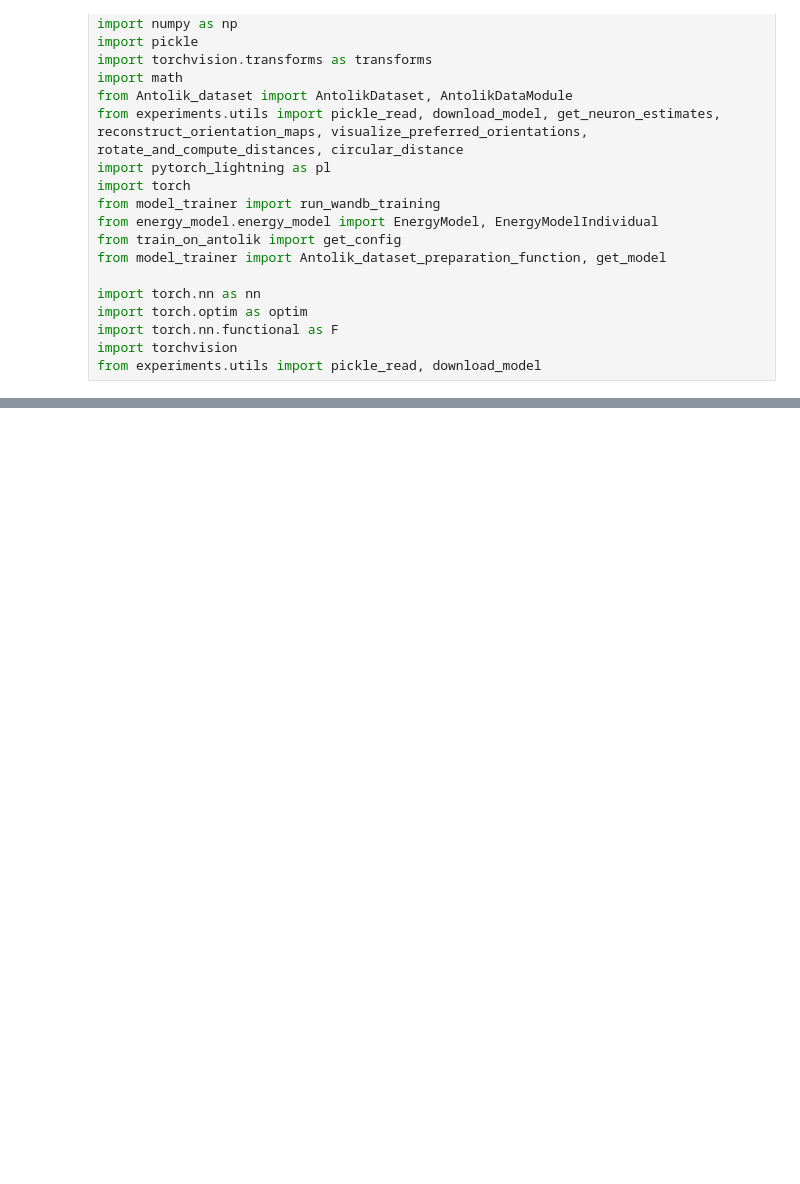
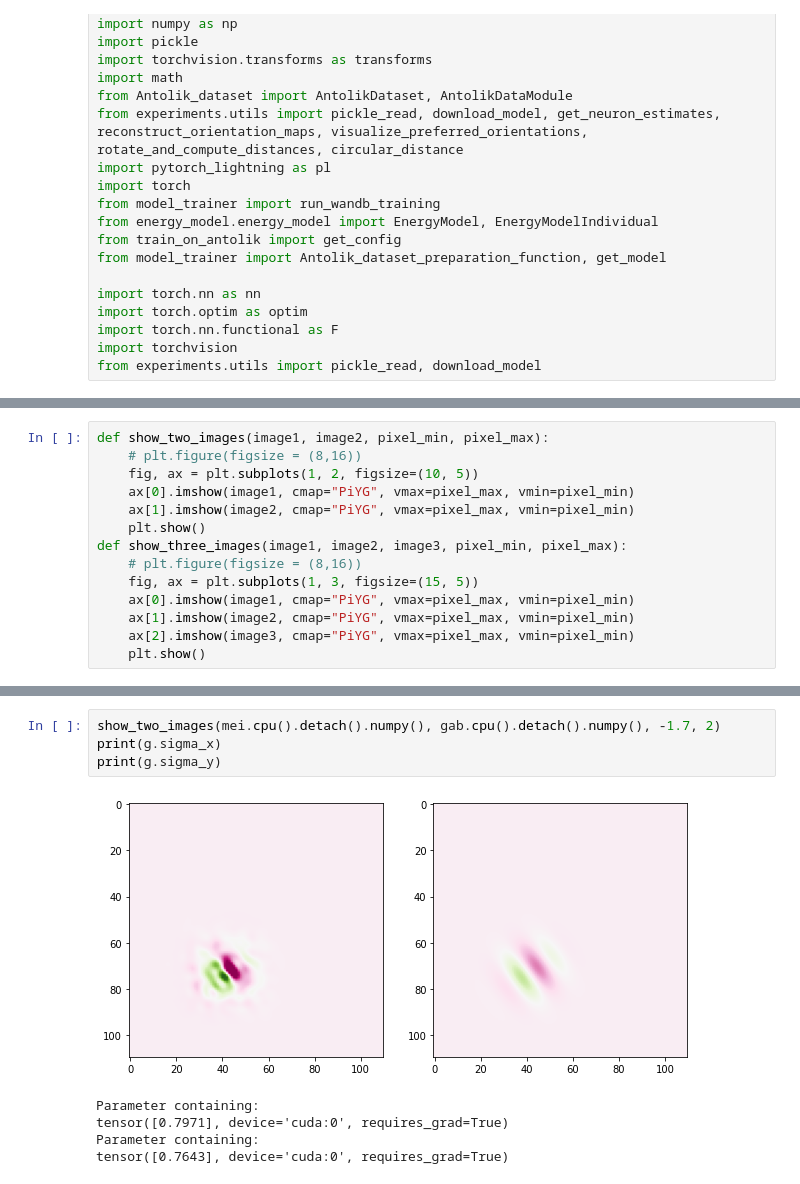
Before and after one commit to mpicek/reCNN_visual_prosthesis, a Jupyter notebook: experiments/MEI.ipynb, the cells around one changed output, grey strips where cells are left out. Saved outputs shown, nothing was run; the diff lists cells and outputs as text; blank space fills up the shorter version.

```diff
--- a/experiments/MEI.ipynb
+++ b/experiments/MEI.ipynb
@@ -231,0 +219,14 @@ plt.imshow(w2)
+# %%
+def show_two_images(image1, image2, pixel_min, pixel_max):
+    # plt.figure(figsize = (8,16))
+    fig, ax = plt.subplots(1, 2, figsize=(10, 5))
+    ax[0].imshow(image1, cmap="PiYG", vmax=pixel_max, vmin=pixel_min)
+    ax[1].imshow(image2, cmap="PiYG", vmax=pixel_max, vmin=pixel_min)
+    plt.show()
+def show_three_images(image1, image2, image3, pixel_min, pixel_max):
+    # plt.figure(figsize = (8,16))
+    fig, ax = plt.subplots(1, 3, figsize=(15, 5))
+    ax[0].imshow(image1, cmap="PiYG", vmax=pixel_max, vmin=pixel_min)
+    ax[1].imshow(image2, cmap="PiYG", vmax=pixel_max, vmin=pixel_min)
+    ax[2].imshow(image3, cmap="PiYG", vmax=pixel_max, vmin=pixel_min)
+    plt.show()
@@ -231,0 +359,10 @@ plt.imshow(w2)
+# %%
+show_two_images(mei.cpu().detach().numpy(), gab.cpu().detach().numpy(), -1.7, 2)
+print(g.sigma_x)
+print(g.sigma_y)
+# %% [output]
+[figure, added]
+Parameter containing:
+tensor([0.7971], device='cuda:0', requires_grad=True)
+Parameter containing:
+tensor([0.7643], device='cuda:0', requires_grad=True)
```
Also changed, not shown: parts of 40 cells of this notebook.
